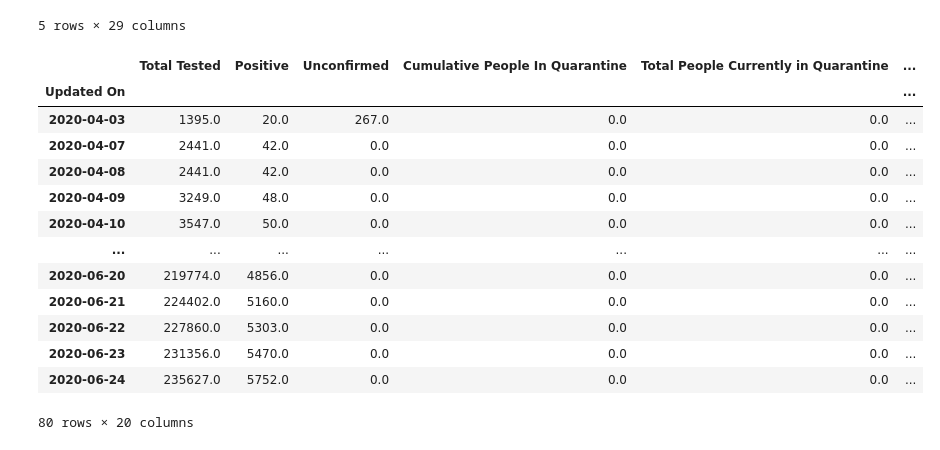
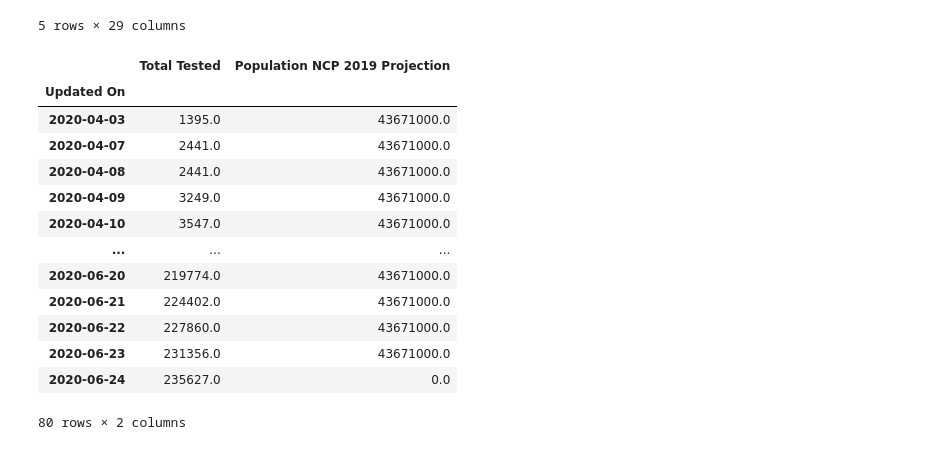
Before and after one commit to omkar1610/COVID-19, a Jupyter notebook: First/getting data.ipynb, the cells around one changed output. Saved outputs shown, nothing was run; the diff lists cells and outputs as text; code cells hidden in the pictures.

```diff
--- a/First/getting data.ipynb
+++ b/First/getting data.ipynb
@@ -262,19 +275,19 @@ test2.head()
 # %%
 st_test = test2.groupby(by=['State', 'Updated On']).sum()
 # %%
-st_test.loc['Odisha'].sort_values(by='Updated On')
+st_test.loc['Odisha'].sort_values(by='Updated On')[['Total Tested', 'Population NCP 2019 Projection']]
 # %% [output]
-|  | Total Tested | Positive | Unconfirmed | Cumulative People In Quarantine | Total People Currently in Quarantine | ... |
-| Updated On |  |  |  |  |  | ... |
-| 2020-04-03 | 1395.0 | 20.0 | 267.0 | 0.0 | 0.0 | ... |
-| 2020-04-07 | 2441.0 | 42.0 | 0.0 | 0.0 | 0.0 | ... |
-| 2020-04-08 | 2441.0 | 42.0 | 0.0 | 0.0 | 0.0 | ... |
-| 2020-04-09 | 3249.0 | 48.0 | 0.0 | 0.0 | 0.0 | ... |
-| 2020-04-10 | 3547.0 | 50.0 | 0.0 | 0.0 | 0.0 | ... |
-| ... | ... | ... | ... | ... | ... | ... |
-| 2020-06-20 | 219774.0 | 4856.0 | 0.0 | 0.0 | 0.0 | ... |
-| 2020-06-21 | 224402.0 | 5160.0 | 0.0 | 0.0 | 0.0 | ... |
-| 2020-06-22 | 227860.0 | 5303.0 | 0.0 | 0.0 | 0.0 | ... |
-| 2020-06-23 | 231356.0 | 5470.0 | 0.0 | 0.0 | 0.0 | ... |
-| 2020-06-24 | 235627.0 | 5752.0 | 0.0 | 0.0 | 0.0 | ... |
+|  | Total Tested | Population NCP 2019 Projection |
+| Updated On |  |  |
+| 2020-04-03 | 1395.0 | 43671000.0 |
+| 2020-04-07 | 2441.0 | 43671000.0 |
+| 2020-04-08 | 2441.0 | 43671000.0 |
+| 2020-04-09 | 3249.0 | 43671000.0 |
+| 2020-04-10 | 3547.0 | 43671000.0 |
+| ... | ... | ... |
+| 2020-06-20 | 219774.0 | 43671000.0 |
+| 2020-06-21 | 224402.0 | 43671000.0 |
+| 2020-06-22 | 227860.0 | 43671000.0 |
+| 2020-06-23 | 231356.0 | 43671000.0 |
+| 2020-06-24 | 235627.0 | 0.0 |
-80 rows × 20 columns
+80 rows × 2 columns
```
Also changed, not shown: parts of 5 cells of this notebook.
